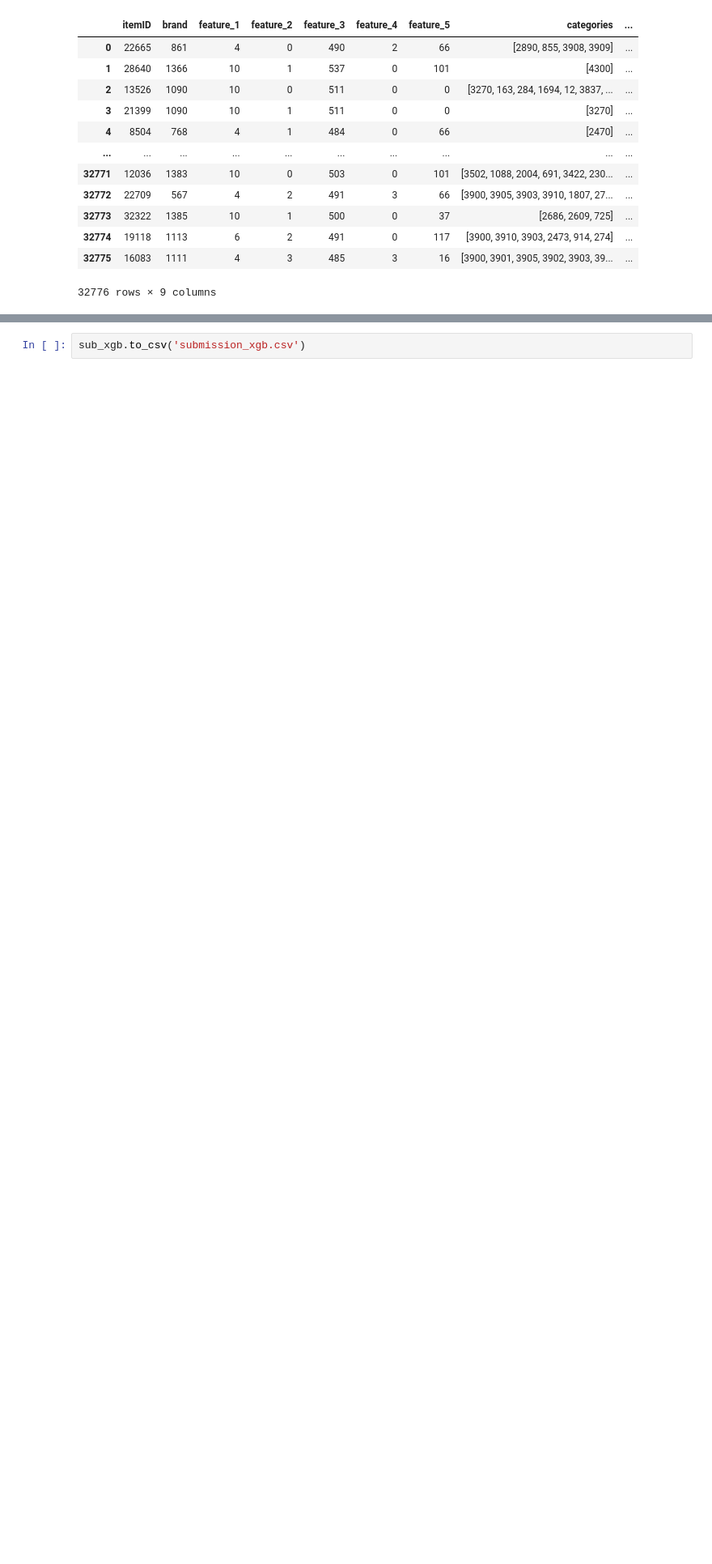
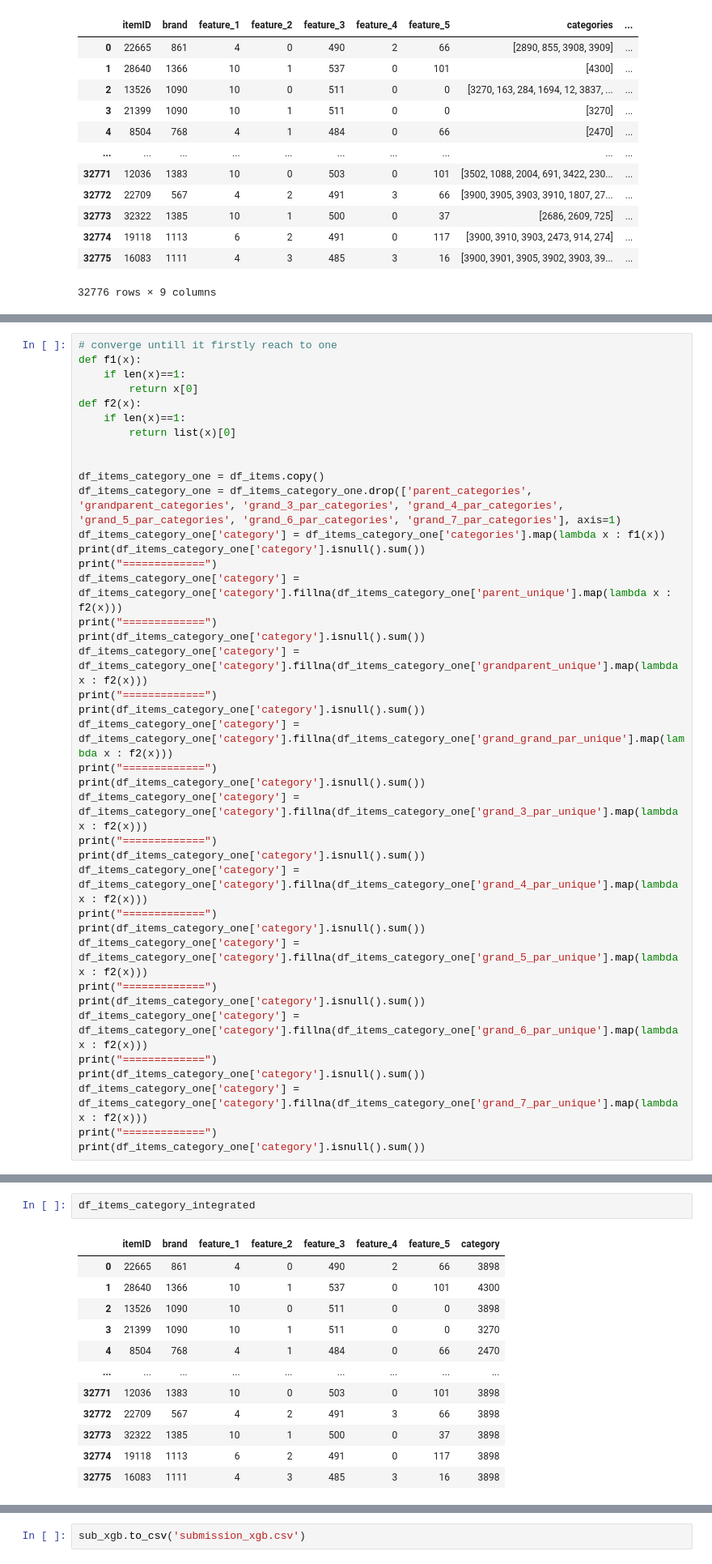
Before and after one commit to zhong3401/Data-Mining2, a Jupyter notebook: model_yuan.ipynb, the cells around one changed output, grey strips where cells are left out. Shown at 81% size. Saved outputs shown, nothing was run; the diff lists cells and outputs as text; blank space fills up the shorter version.

```diff
--- a/model_yuan.ipynb
+++ b/model_yuan.ipynb
@@ -132,0 +563,39 @@ df_items
+# %%
+# converge untill it firstly reach to one
+def f1(x):
+    if len(x)==1:
+        return x[0]
+def f2(x):
+    if len(x)==1:
+        return list(x)[0]
+
+
+df_items_category_one = df_items.copy()
+df_items_category_one = df_items_category_one.drop(['parent_categories', 'grandparent_categories', 'grand_3_par_categories', 'grand_4_par_categories', 'grand_5_par_categories', 'grand_6_par_categories', 'grand_7_par_categories'], axis=1)
+df_items_category_one['category'] = df_items_category_one['categories'].map(lambda x : f1(x))
+print(df_items_category_one['category'].isnull().sum())
+print("=============")
+df_items_category_one['category'] = df_items_category_one['category'].fillna(df_items_category_one['parent_unique'].map(lambda x : f2(x)))
+print("=============")
+print(df_items_category_one['category'].isnull().sum())
+df_items_category_one['category'] = df_items_category_one['category'].fillna(df_items_category_one['grandparent_unique'].map(lambda x : f2(x)))
+print("=============")
+print(df_items_category_one['category'].isnull().sum())
+df_items_category_one['category'] = df_items_category_one['category'].fillna(df_items_category_one['grand_grand_par_unique'].map(lambda x : f2(x)))
+print("=============")
+print(df_items_category_one['category'].isnull().sum())
+df_items_category_one['category'] = df_items_category_one['category'].fillna(df_items_category_one['grand_3_par_unique'].map(lambda x : f2(x)))
+print("=============")
+print(df_items_category_one['category'].isnull().sum())
+df_items_category_one['category'] = df_items_category_one['category'].fillna(df_items_category_one['grand_4_par_unique'].map(lambda x : f2(x)))
+print("=============")
+print(df_items_category_one['category'].isnull().sum())
+df_items_category_one['category'] = df_items_category_one['category'].fillna(df_items_category_one['grand_5_par_unique'].map(lambda x : f2(x)))
+print("=============")
+print(df_items_category_one['category'].isnull().sum())
+df_items_category_one['category'] = df_items_category_one['category'].fillna(df_items_category_one['grand_6_par_unique'].map(lambda x : f2(x)))
+print("=============")
+print(df_items_category_one['category'].isnull().sum())
+df_items_category_one['category'] = df_items_category_one['category'].fillna(df_items_category_one['grand_7_par_unique'].map(lambda x : f2(x)))
+print("=============")
+print(df_items_category_one['category'].isnull().sum())
@@ -132,0 +638,15 @@ df_items
+# %%
+df_items_category_integrated
+# %% [output]
+|  | itemID | brand | feature_1 | feature_2 | feature_3 | feature_4 | feature_5 | category |
+| 0 | 22665 | 861 | 4 | 0 | 490 | 2 | 66 | 3898 |
+| 1 | 28640 | 1366 | 10 | 1 | 537 | 0 | 101 | 4300 |
+| 2 | 13526 | 1090 | 10 | 0 | 511 | 0 | 0 | 3898 |
+| 3 | 21399 | 1090 | 10 | 1 | 511 | 0 | 0 | 3270 |
+| 4 | 8504 | 768 | 4 | 1 | 484 | 0 | 66 | 2470 |
+| ... | ... | ... | ... | ... | ... | ... | ... | ... |
+| 32771 | 12036 | 1383 | 10 | 0 | 503 | 0 | 101 | 3898 |
+| 32772 | 22709 | 567 | 4 | 2 | 491 | 3 | 66 | 3898 |
+| 32773 | 32322 | 1385 | 10 | 1 | 500 | 0 | 37 | 3898 |
+| 32774 | 19118 | 1113 | 6 | 2 | 491 | 0 | 117 | 3898 |
+| 32775 | 16083 | 1111 | 4 | 3 | 485 | 3 | 16 | 3898 |
```
Also changed, not shown: parts of 52 cells of this notebook, 1 other file.
